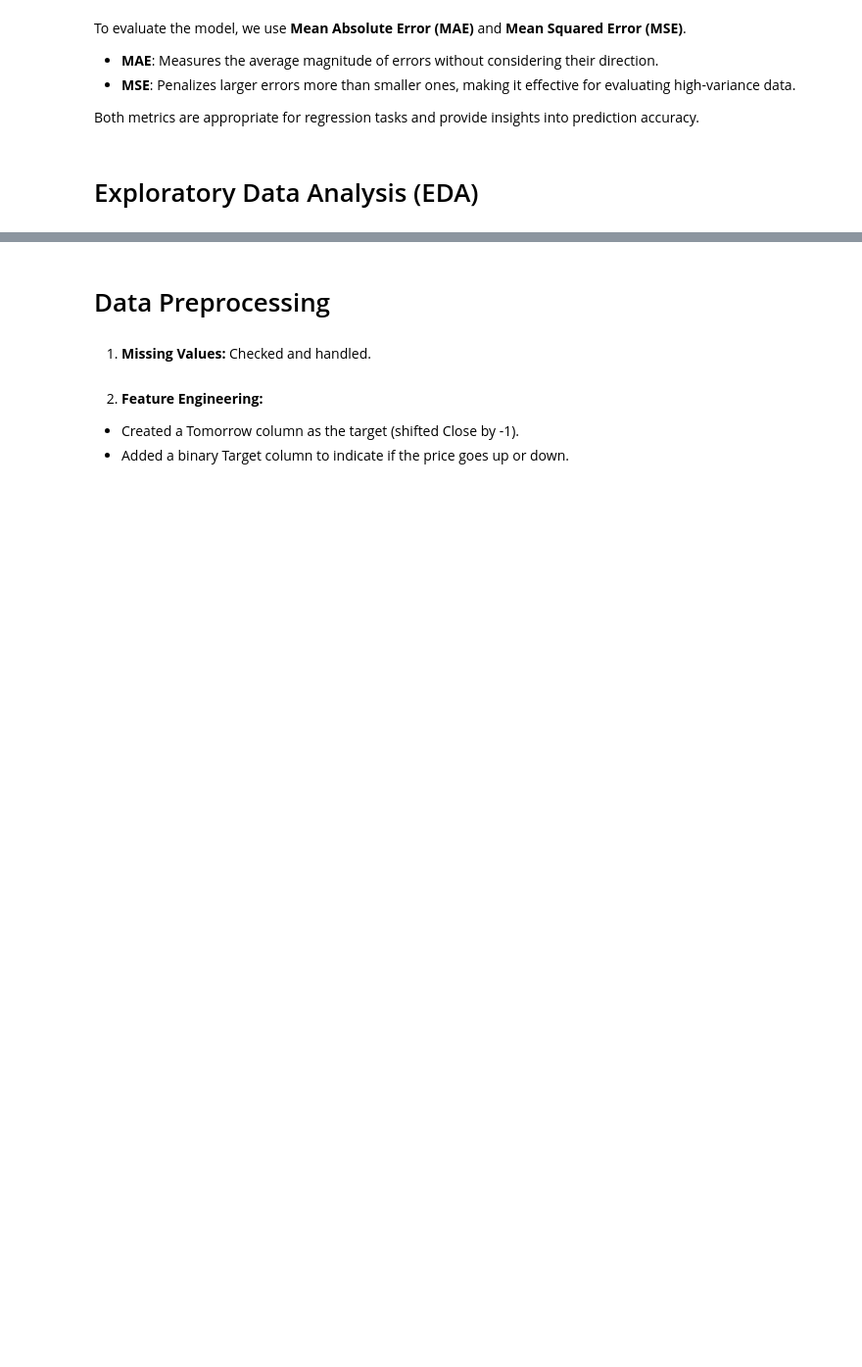
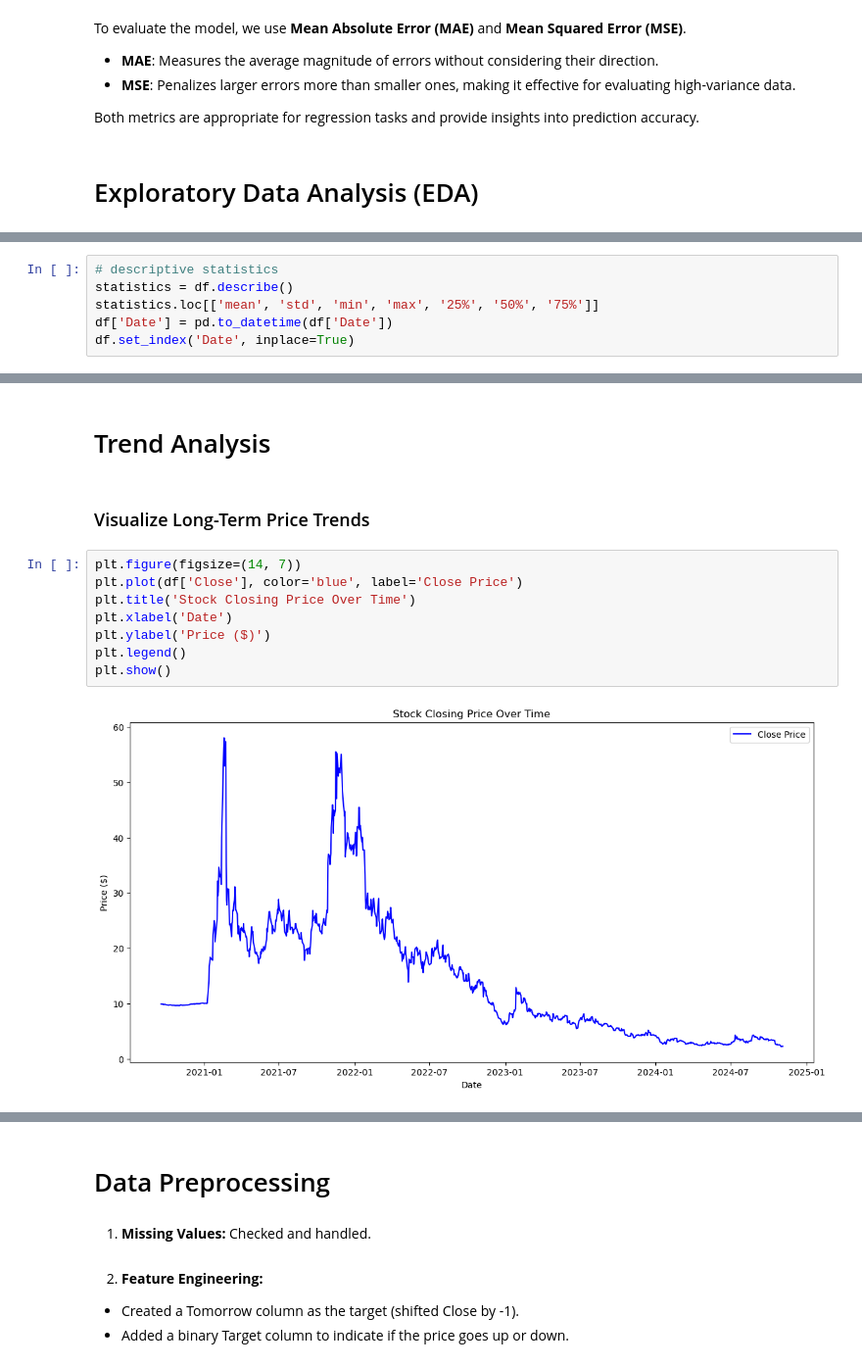
Before and after one commit to Abdulaziz-Aleissa/Stock-Price-Predictor, a Jupyter notebook: stock_predictor_app/analysis notebook.ipynb, the cells around one changed output, grey strips where cells are left out. Shown: that part at 98% size. Saved outputs shown, nothing was run; the diff lists cells and outputs as text; blank space fills up the shorter version.

```diff
--- a/stock_predictor_app/analysis notebook.ipynb
+++ b/stock_predictor_app/analysis notebook.ipynb
@@ -95,0 +75,6 @@ df.describe()
+# %%
+# descriptive statistics
+statistics = df.describe()
+statistics.loc[['mean', 'std', 'min', 'max', '25%', '50%', '75%']]
+df['Date'] = pd.to_datetime(df['Date'])
+df.set_index('Date', inplace=True)
@@ -95,0 +98,14 @@ df.describe()
+# %% [markdown]
+# Trend Analysis
+# %% [markdown]
+### Visualize Long-Term Price Trends
+# %%
+plt.figure(figsize=(14, 7))
+plt.plot(df['Close'], color='blue', label='Close Price')
+plt.title('Stock Closing Price Over Time')
+plt.xlabel('Date')
+plt.ylabel('Price ($)')
+plt.legend()
+plt.show()
+# %% [output]
+[figure, added]
```
Also changed, not shown: parts of 26 cells of this notebook.
